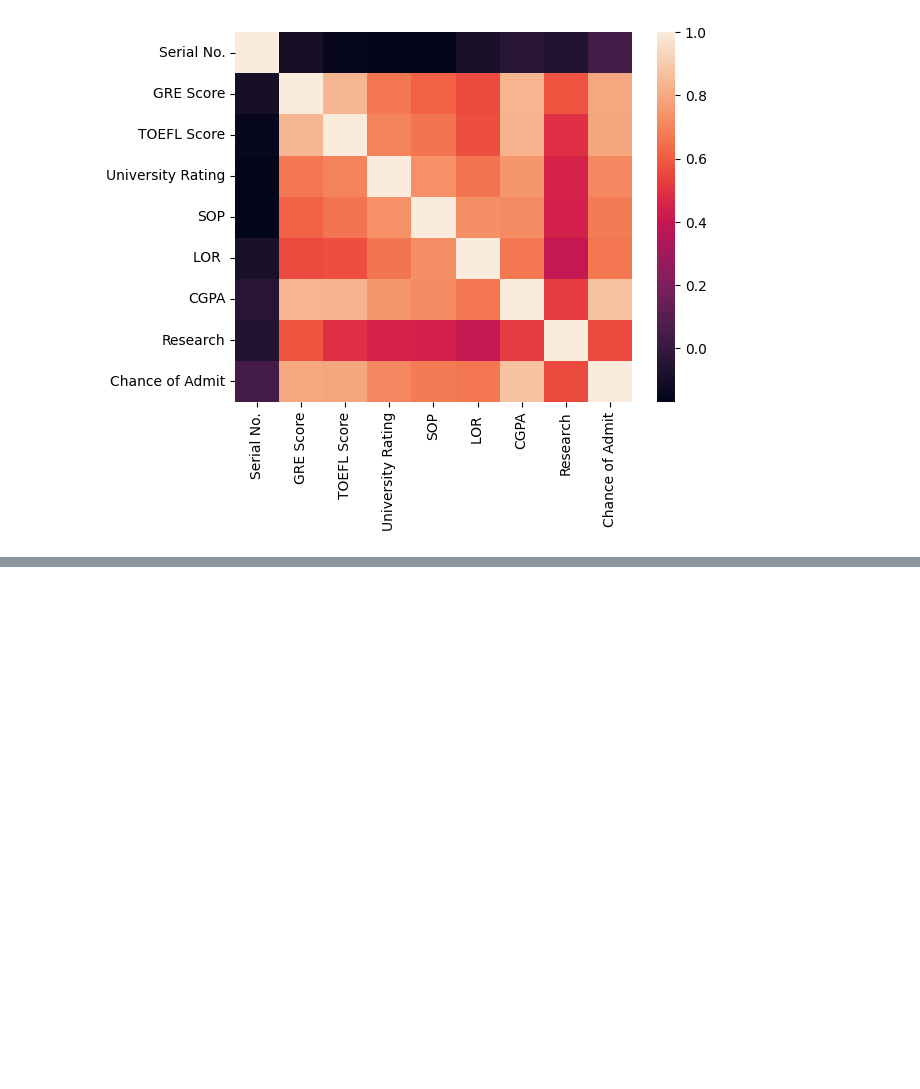
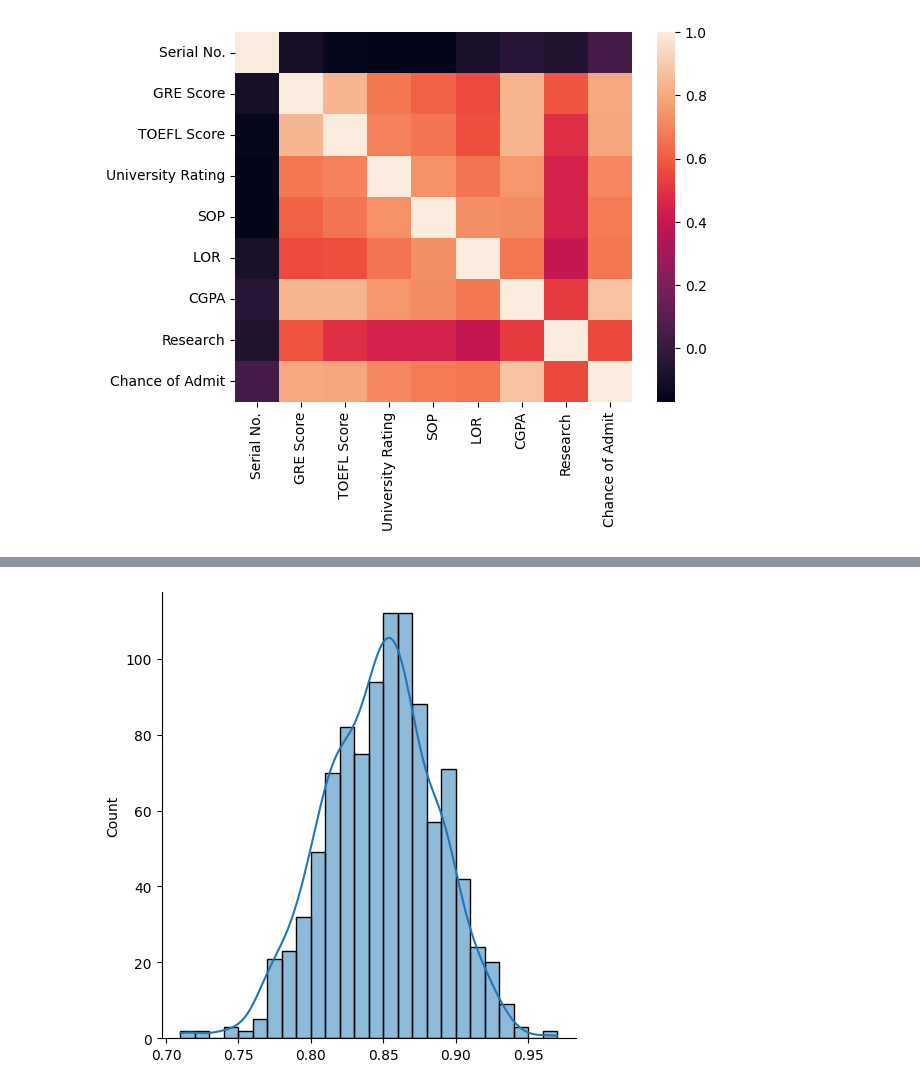
Before and after one commit to alexandergribenchenko/datacamp, a Jupyter notebook: AB_Testing_in_Python/NB_AB_Testing_in_Python.ipynb, the cells around one changed output, grey strips where cells are left out. Cells and saved outputs as stored; diff of their text form; code cells hidden in the pictures; blank space fills up the shorter version.

```diff
--- a/AB_Testing_in_Python/NB_AB_Testing_in_Python.ipynb
+++ b/AB_Testing_in_Python/NB_AB_Testing_in_Python.ipynb
@@ -184,0 +246,17 @@ sns.heatmap(df_admissions.corr(),annot=False)
+# %%
+# Set random seed for repeatability
+np.random.seed(47)
+# Create an empty list to hold means
+sampled_means = []
+# Create loop to simulate 1000 sample means
+for i in range(1000):
+  # Take a sample of n=100
+  sample = df_checkout['purchased'].sample(100,replace=True)
+  # Get the sample mean and append to list
+  sample_mean = np.mean(sample)
+  sampled_means.append(sample_mean)
+  # Plot distribution
+sns.displot(sampled_means, kde=True)
+plt.show()
+# %% [output]
+[figure, added]
```
Also changed, not shown: parts of 18 cells of this notebook.
